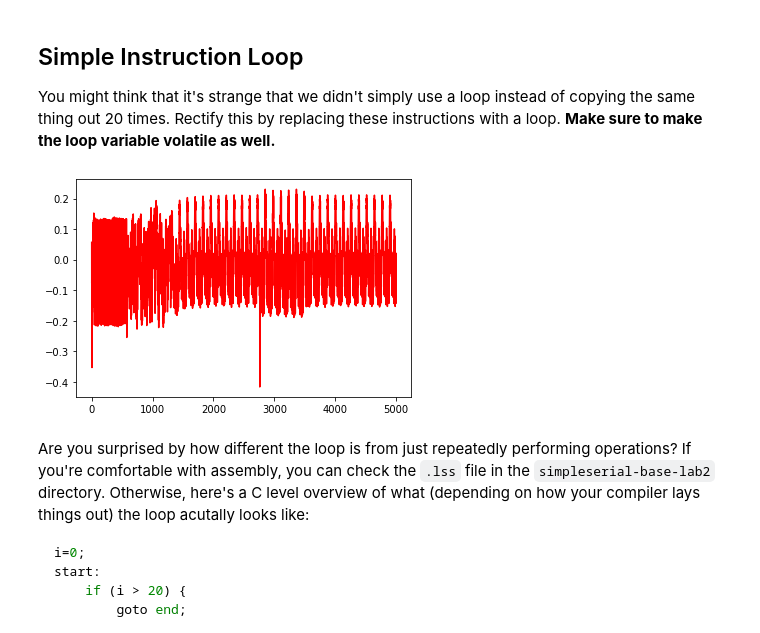
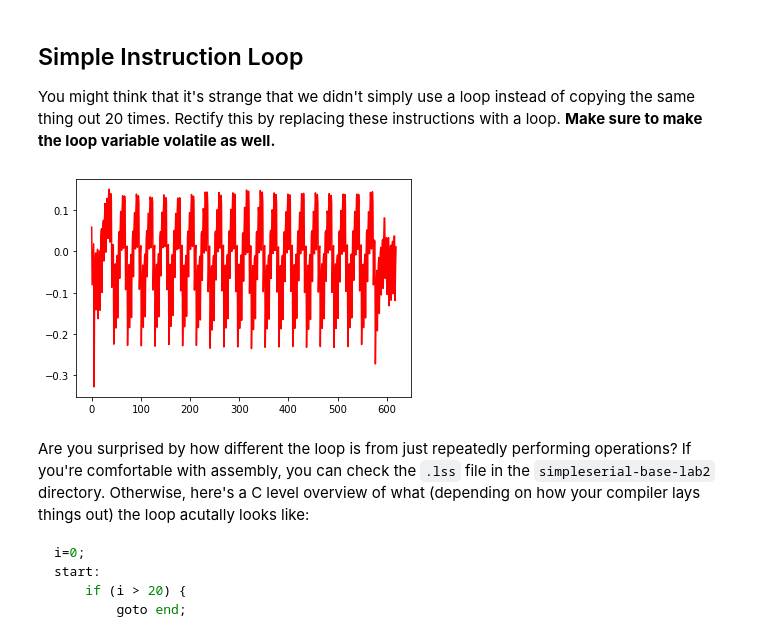
Before and after one commit to dr-brutalov/chipwhisperer-jupyter, a Jupyter notebook: courses/sca101/Lab 2_1A - Instruction Power Differences (MAIN).ipynb, the cells around one changed output. Cells and saved outputs as stored; diff of their text form; code cells hidden in the pictures.

```diff
--- a/courses/sca101/Lab 2_1A - Instruction Power Differences (MAIN).ipynb
+++ b/courses/sca101/Lab 2_1A - Instruction Power Differences (MAIN).ipynb
@@ -233,14 +233,14 @@ You might think that it's strange that we didn't simply use a loop instead of co
 # %%
 %matplotlib inline
 import matplotlib.pylab as plt
 
 wave = capture_trace()
 
 plt.figure()
-plt.plot(wave, 'r')
+plt.plot(wave[0:620], 'r')
 plt.show()
 # %% [output]
-[figure, old version]
+[figure, new version]
 # %% [markdown]
 Are you surprised by how different the loop is from just repeatedly performing operations? If you're comfortable with assembly, you can check the `.lss` file in the `simpleserial-base-lab2` directory. Otherwise, here's a C level overview of what (depending on how your compiler lays things out) the loop acutally looks like:
 
```
Also changed, not shown: parts of 3 cells of this notebook.
